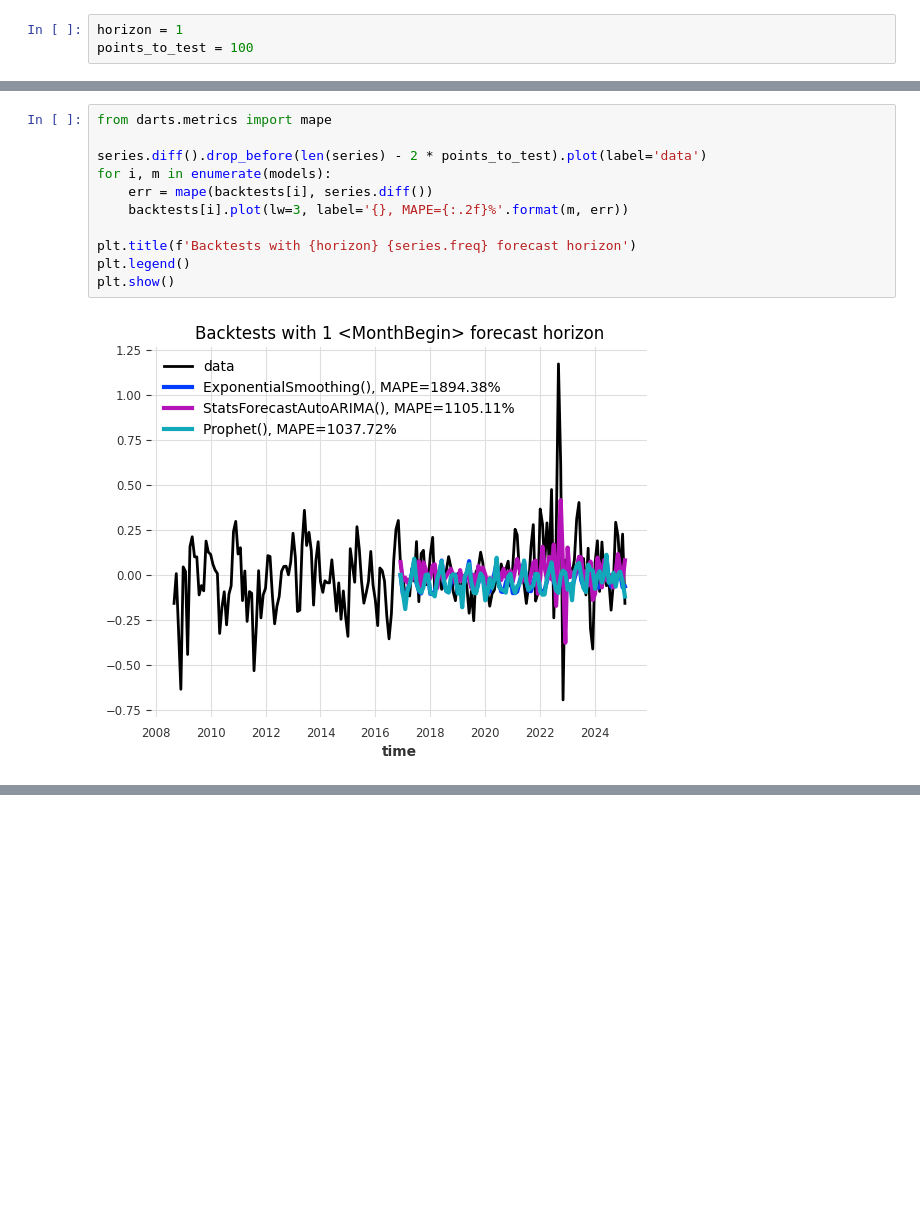
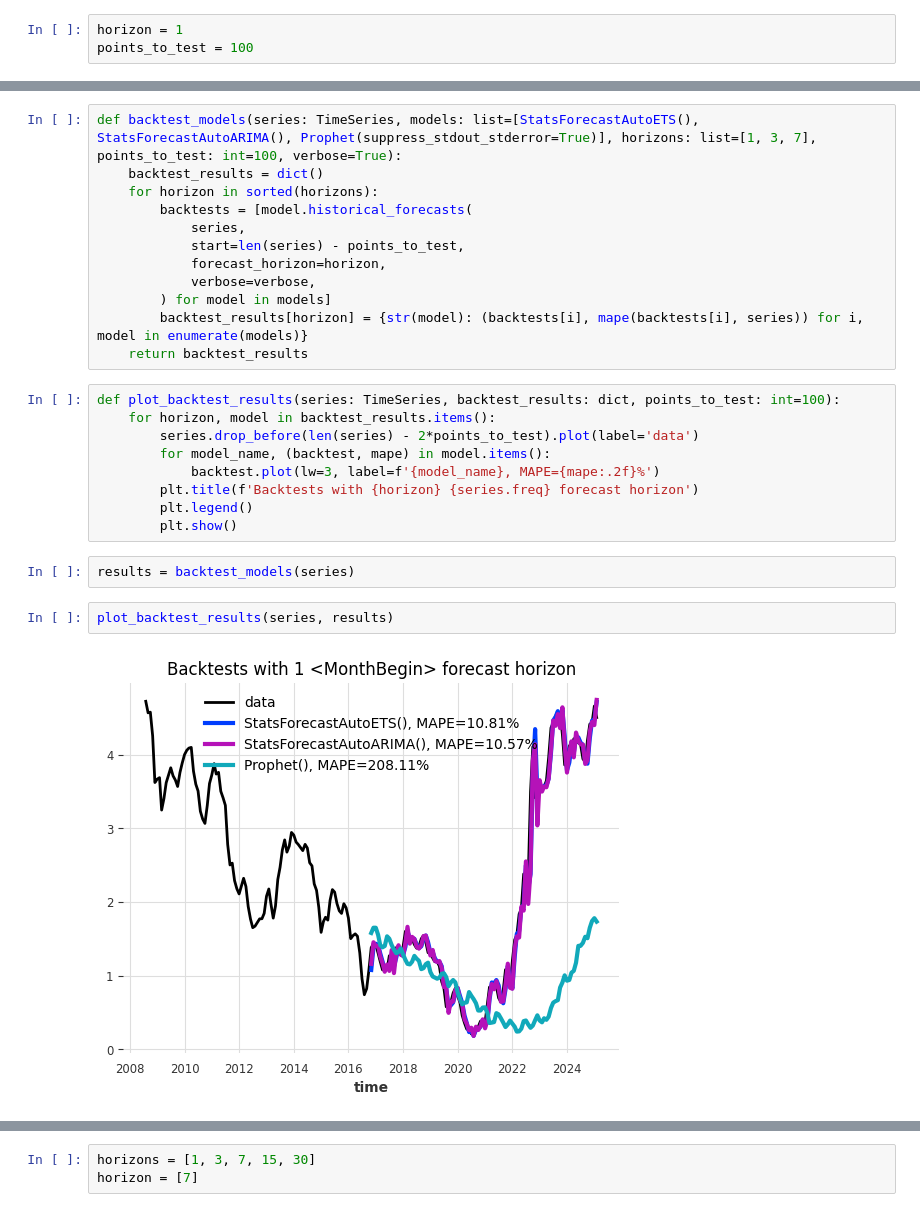
Before and after one commit to GothamAnalytics-7/ASTP, a Jupyter notebook: notebooks/ASTP_Parte2_ClassicModels.ipynb, the cells around one changed output, grey strips where cells are left out. Drawn from its saved outputs; the diff is of its cells as text; blank space fills up the shorter version.

```diff
--- a/notebooks/ASTP_Parte2_ClassicModels.ipynb
+++ b/notebooks/ASTP_Parte2_ClassicModels.ipynb
@@ -154,13 +147,27 @@ backtests = [model.historical_forecasts(
-# %%
-from darts.metrics import mape
-
-series.diff().drop_before(len(series) - 2 * points_to_test).plot(label='data')
-for i, m in enumerate(models):
-    err = mape(backtests[i], series.diff())
-    backtests[i].plot(lw=3, label='{}, MAPE={:.2f}%'.format(m, err))
-
-plt.title(f'Backtests with {horizon} {series.freq} forecast horizon')
-plt.legend()
-plt.show()
-# %% [output]
-[figure, removed]
+# %%
+def backtest_models(series: TimeSeries, models: list=[StatsForecastAutoETS(), StatsForecastAutoARIMA(), Prophet(suppress_stdout_stderror=True)], horizons: list=[1, 3, 7], points_to_test: int=100, verbose=True):
+    backtest_results = dict()
+    for horizon in sorted(horizons):
+        backtests = [model.historical_forecasts(
+            series,
+            start=len(series) - points_to_test,
+            forecast_horizon=horizon,
+            verbose=verbose,
+        ) for model in models]
+        backtest_results[horizon] = {str(model): (backtests[i], mape(backtests[i], series)) for i, model in enumerate(models)}
+    return backtest_results
+# %%
+def plot_backtest_results(series: TimeSeries, backtest_results: dict, points_to_test: int=100):
+    for horizon, model in backtest_results.items():
+        series.drop_before(len(series) - 2*points_to_test).plot(label='data')
+        for model_name, (backtest, mape) in model.items():
+            backtest.plot(lw=3, label=f'{model_name}, MAPE={mape:.2f}%')
+        plt.title(f'Backtests with {horizon} {series.freq} forecast horizon')
+        plt.legend()
+        plt.show()
+# %%
+results = backtest_models(series)
+# %%
+plot_backtest_results(series, results)
+# %% [output]
+[figure, added]
@@ -166,0 +176,3 @@ plt.show()
+# %%
+horizons = [1, 3, 7, 15, 30]
+horizon = [7]
```
Also changed, not shown: parts of 35 cells of this notebook, 6 other files.
